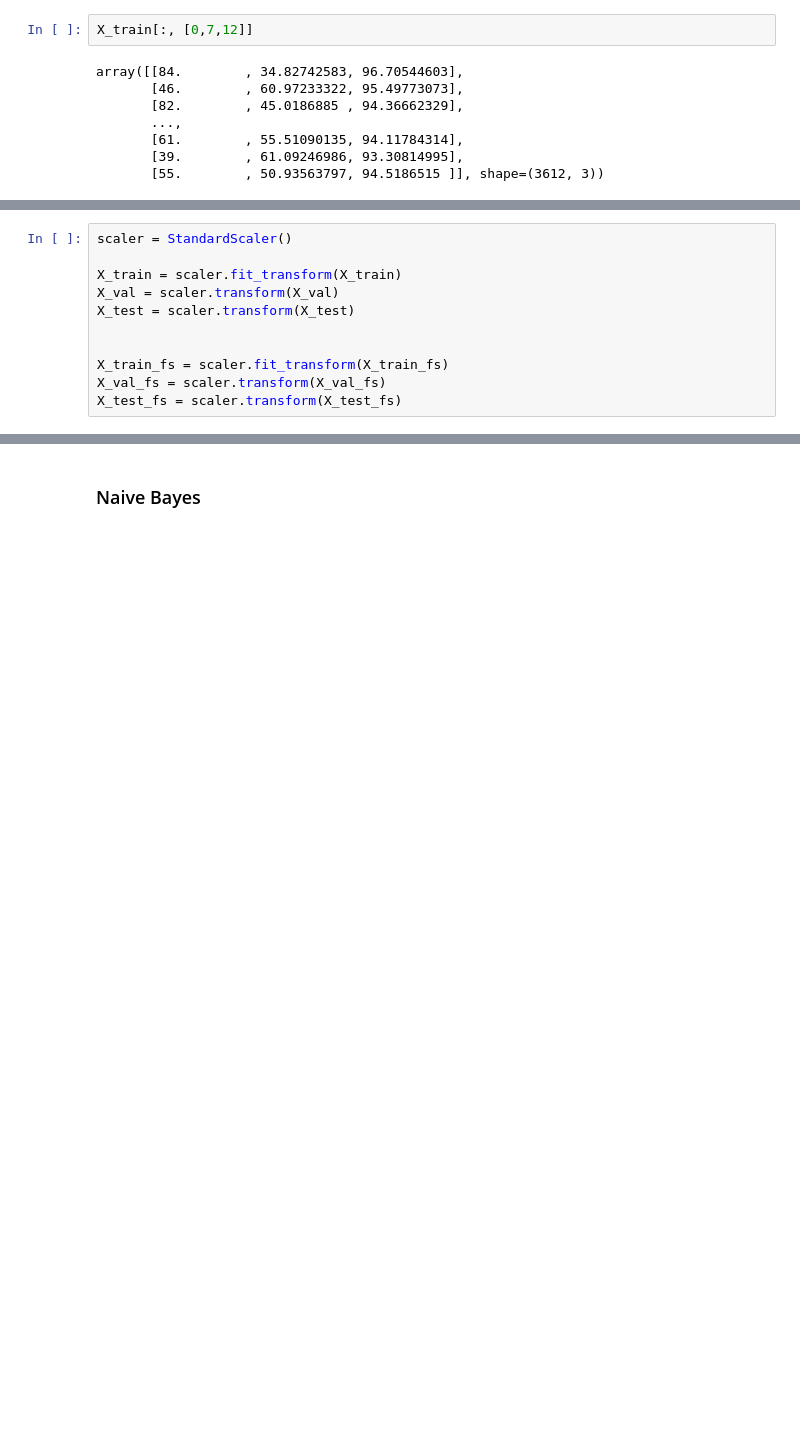
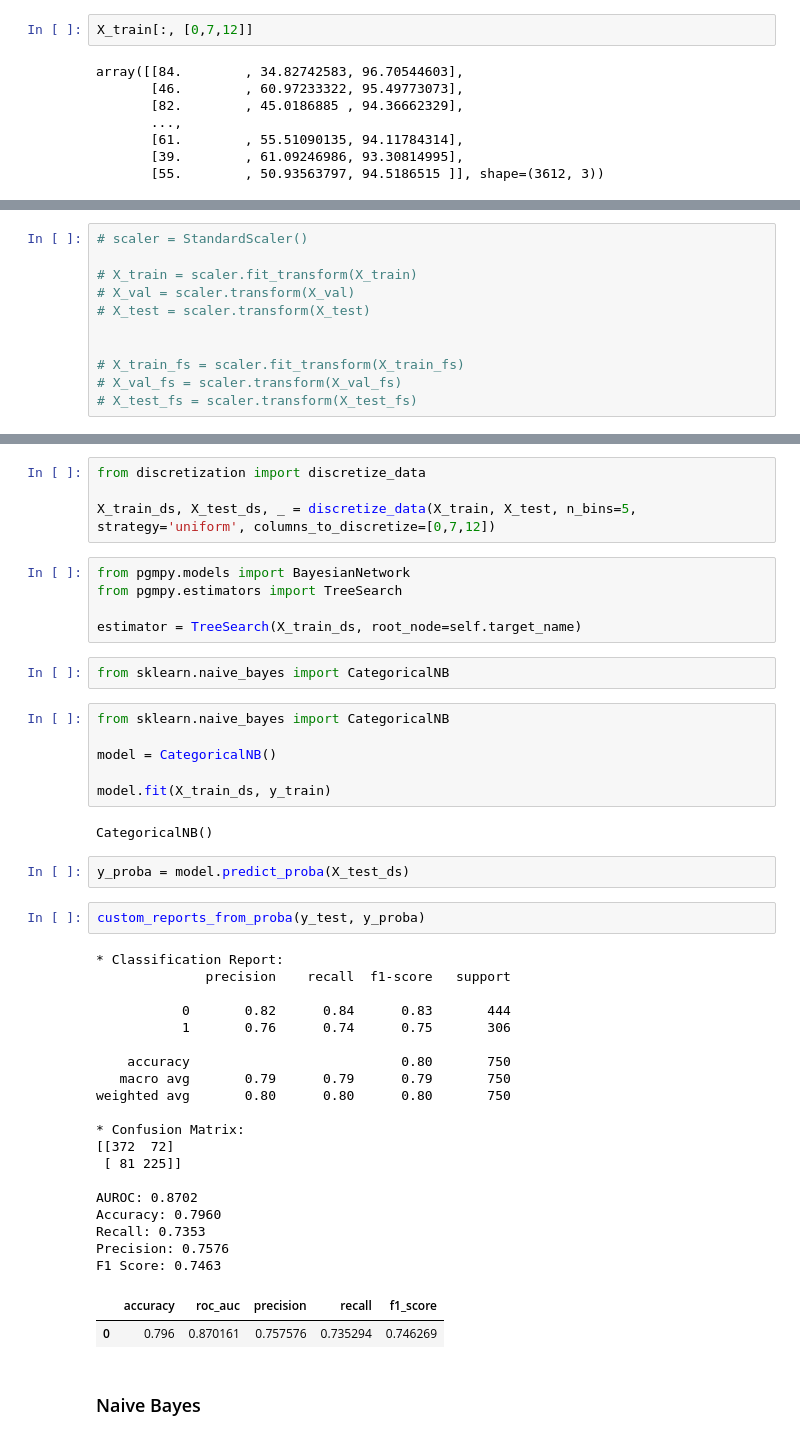
Before and after one commit to jrafaelpena/curso-si-puj, a Jupyter notebook: finales/3-razonamiento-incertidumbre/main.ipynb, the cells around one changed output, grey strips where cells are left out. Saved outputs shown, nothing was run; the diff lists cells and outputs as text; blank space fills up the shorter version.

```diff
--- a/finales/3-razonamiento-incertidumbre/main.ipynb
+++ b/finales/3-razonamiento-incertidumbre/main.ipynb
@@ -152,11 +152,11 @@ array([[84.        , 34.82742583, 96.70544603],
 # %%
-scaler = StandardScaler()
+# scaler = StandardScaler()
 
-X_train = scaler.fit_transform(X_train)
-X_val = scaler.transform(X_val)
-X_test = scaler.transform(X_test)
+# X_train = scaler.fit_transform(X_train)
+# X_val = scaler.transform(X_val)
+# X_test = scaler.transform(X_test)
 
 
-X_train_fs = scaler.fit_transform(X_train_fs)
-X_val_fs = scaler.transform(X_val_fs)
-X_test_fs = scaler.transform(X_test_fs)
+# X_train_fs = scaler.fit_transform(X_train_fs)
+# X_val_fs = scaler.transform(X_val_fs)
+# X_test_fs = scaler.transform(X_test_fs)
@@ -193,3 +165,48 @@ df_X[selected_columns]
+# %%
+from discretization import discretize_data
+
+X_train_ds, X_test_ds, _ = discretize_data(X_train, X_test, n_bins=5, strategy='uniform', columns_to_discretize=[0,7,12])
+# %%
+from pgmpy.models import BayesianNetwork
+from pgmpy.estimators import TreeSearch
+
+estimator = TreeSearch(X_train_ds, root_node=self.target_name)
+# %%
+from sklearn.naive_bayes import CategoricalNB
+# %%
+from sklearn.naive_bayes import CategoricalNB
+
+model = CategoricalNB()
+
+model.fit(X_train_ds, y_train)
+# %% [output]
+CategoricalNB()
+# %%
+y_proba = model.predict_proba(X_test_ds)
+# %%
+custom_reports_from_proba(y_test, y_proba)
+# %% [output]
+* Classification Report:
+              precision    recall  f1-score   support
+
+           0       0.82      0.84      0.83       444
+           1       0.76      0.74      0.75       306
+
+    accuracy                           0.80       750
+   macro avg       0.79      0.79      0.79       750
+weighted avg       0.80      0.80      0.80       750
+
+* Confusion Matrix:
+[[372  72]
+ [ 81 225]]
+
+AUROC: 0.8702
+Accuracy: 0.7960
+Recall: 0.7353
+Precision: 0.7576
+F1 Score: 0.7463
+|  | accuracy | roc_auc | precision | recall | f1_score |
+| 0 | 0.796 | 0.870161 | 0.757576 | 0.735294 | 0.746269 |
 # %% [markdown]
 ### Naive Bayes
 # %%
```
Also changed, not shown: parts of 16 cells of this notebook, 9 other files.
